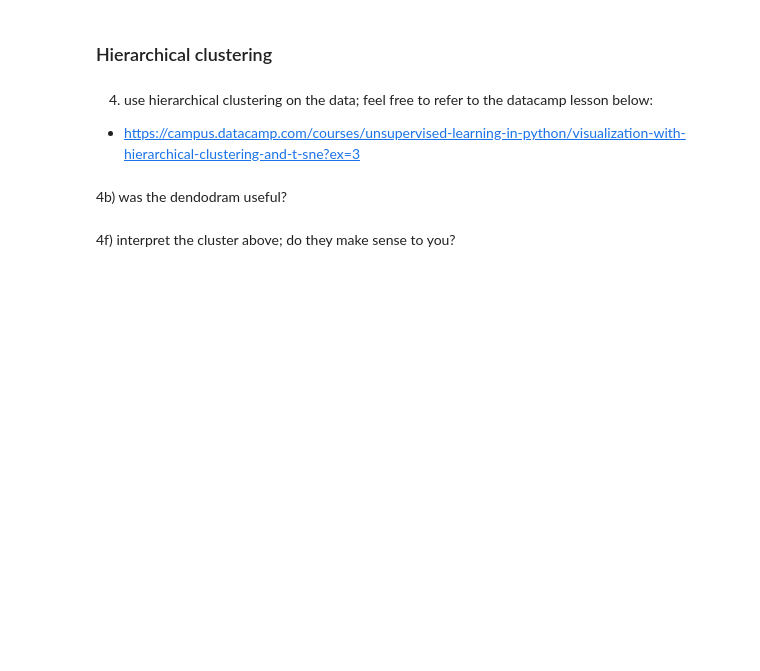
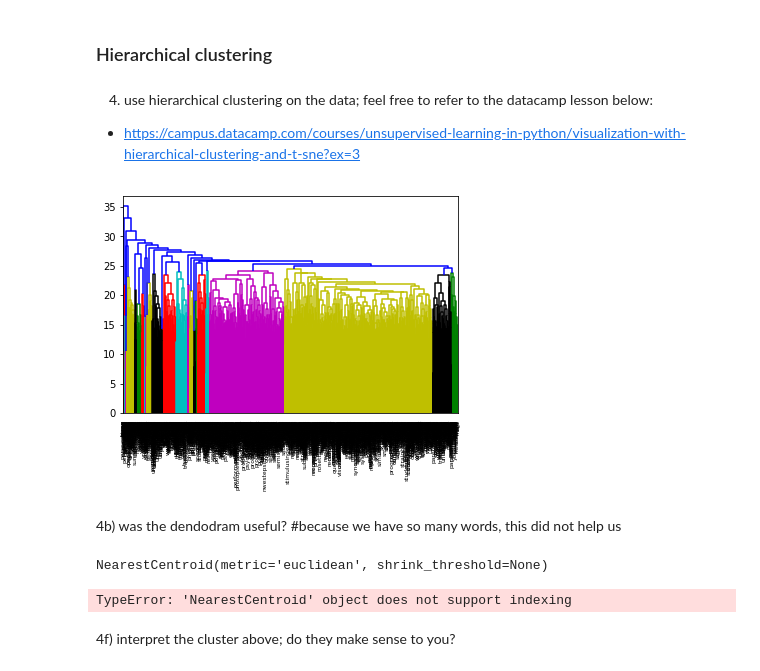
Before and after one commit to hgse-s435/week6-vsm-3-sophiemann, a Jupyter notebook: Week 7 - Vector Space Model - Starter code.ipynb, the cells around one changed output. Saved outputs shown, nothing was run; the diff lists cells and outputs as text; code cells hidden in the pictures; blank space fills up the shorter version.

```diff
--- a/Week 7 - Vector Space Model - Starter code.ipynb
+++ b/Week 7 - Vector Space Model - Starter code.ipynb
@@ -508,3 +488,11 @@ df = transform_deviation_vectors(df_log)
 * https://campus.datacamp.com/courses/unsupervised-learning-in-python/clustering-for-dataset-exploration?ex=6
 # %%
 # 1a) create a list of inertia values for k 1-10
+from sklearn.cluster import KMeans
+ks = range(1,3)
+inertias = []
+
+for k in ks:
+    model = KMeans(n_clusters = k)
+    model.fit(df)
+    inertias.append(model.inertia_)
@@ -530,3 +533,16 @@ Note: T-SNE is great, but there is also some controversy on how much you should
 # 3a) apply k-means to our data with k=10 and print the first 10 words
 # that are the most associated with each cluster centroids
 # Hint: look at the cluster_centers_ of the KMeans object to find the centroids
+from sklearn.cluster import KMeans
+kmeans_results = KMeans(n_clusters = 10)
+kmeans_results.fit(df)
+centroids = kmeans_results.cluster_centers_
+
+centroid_words = [[] for i in range(len(centroids))]
+
+for i in range(0, len(centroids)):
+    for j in range (1,11):
+        n = np.argsort(centroids[i])[-j]
+        centroid_words[i].append(vocabulary[n])
+
+print(centroid_words)
@@ -545,5 +561,21 @@ Note: T-SNE is great, but there is also some controversy on how much you should
+# %%
+#4a) plot the dendogram using the link above (method = complete)
+from scipy.cluster.hierarchy import linkage, dendrogram
+import matplotlib.pyplot as plt
+
+mergings = linkage(df, method='complete')
+
+dendrogram(mergings,
+           labels=vocabulary,
+           leaf_rotation=90,
+           leaf_font_size=6,
+)
+plt.show()
+# %% [output]
+[figure, added]
 # %% [markdown]
 4b) was the dendodram useful?
+#because we have so many words, this did not help us
 # %%
 #4c) we are going to use agglomerative clustering here
 # from the sklean library
@@ -551,3 +586,9 @@ Note: T-SNE is great, but there is also some controversy on how much you should
 # 4d) compute the center of the cluster
 # unfortunately sklearn doesn't provide you with the centroids, but you can use the link below:
 # https://scikit-learn.org/stable/modules/generated/sklearn.neighbors.NearestCentroid.html
+from sklearn.neighbors import NearestCentroid
+import numpy as np
+clf = NearestCentroid()
+clf.fit(df,cluster.labels_)
+# %% [output]
+NearestCentroid(metric='euclidean', shrink_threshold=None)
@@ -556,3 +595,15 @@ Note: T-SNE is great, but there is also some controversy on how much you should
+# %%
+# 4e) print the top 10 words for each cluster centroid
+centroids_words_a=[[] for i in range(6)]
+
+for i in range(0, 6):
+    for j in range(1, 11):
+        n = np.argsort(clf[i])[-j]
+        centroid_words_a[i].append(df.columns[n])
+for i in range(0,6):
+    print(i,centroids_words_a[i])
+# %% [output]
+TypeError: 'NearestCentroid' object does not support indexing
 # %% [markdown]
 4f) interpret the cluster above; do they make sense to you?
 # %% [markdown]
```
Also changed, not shown: parts of 26 cells of this notebook.
